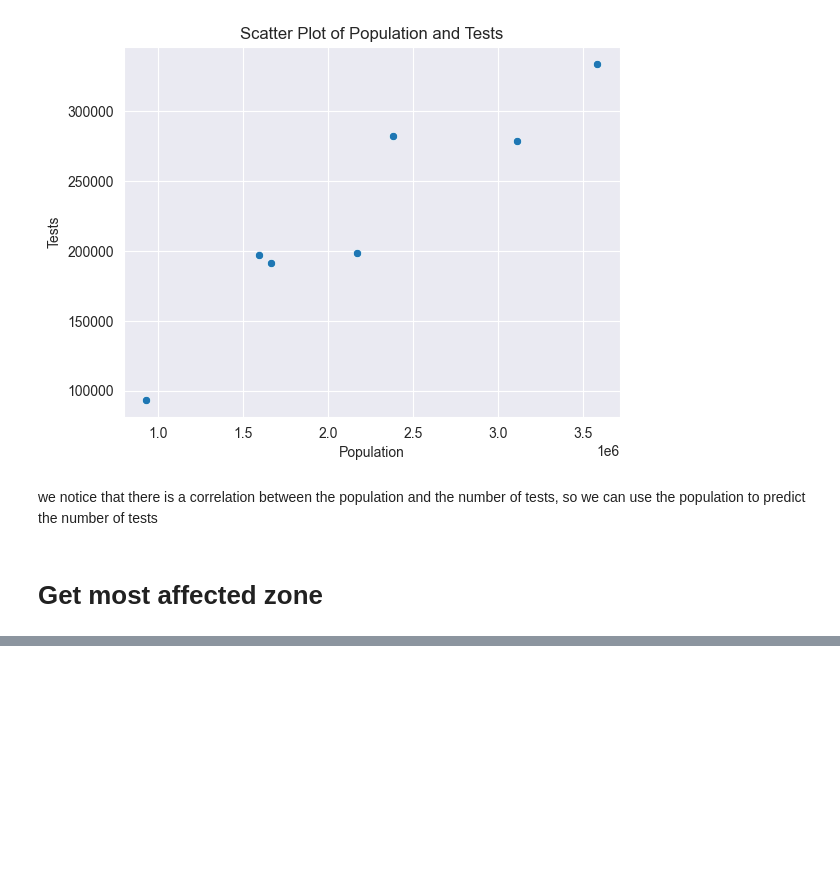
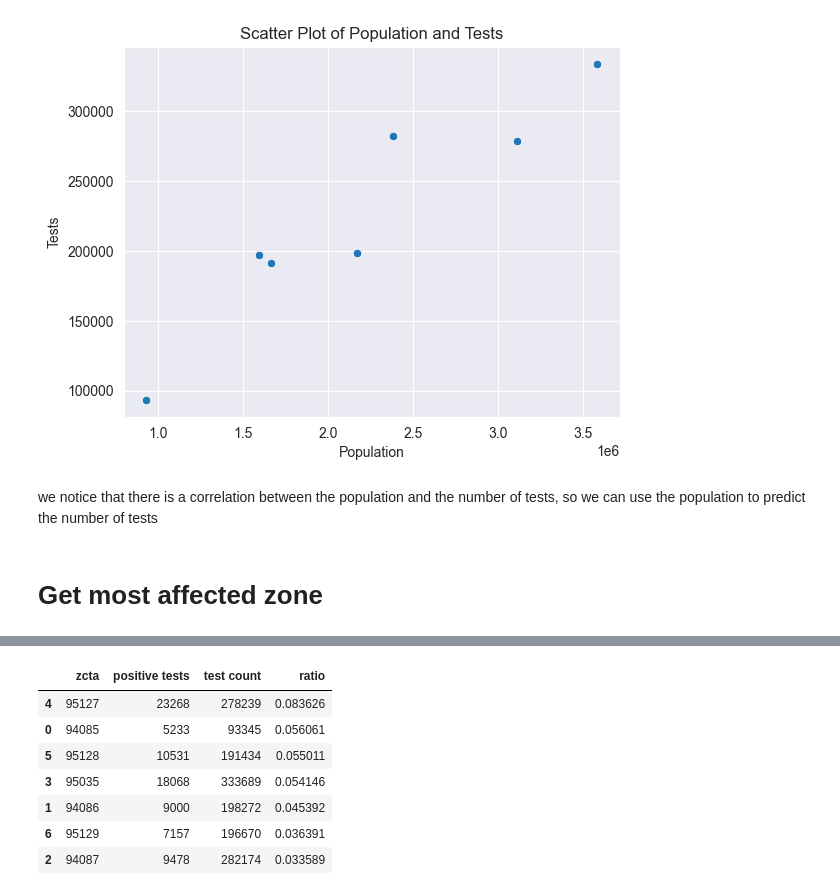
Before and after one commit to Mounir-charef/data_mining, a Jupyter notebook: notebooks/part1-2.ipynb, the cells around one changed output, grey strips where cells are left out. Saved outputs shown, nothing was run; the diff lists cells and outputs as text; code cells hidden in the pictures; blank space fills up the shorter version.

```diff
--- a/notebooks/part1-2.ipynb
+++ b/notebooks/part1-2.ipynb
@@ -406,3 +418,14 @@ get_most_affected_zone_by_case_ratio(df)
 # %%
-def get_most_affected_zone_by_positive_rate(input_df: pd.DataFrame) -> pd.DataFrame:
-    return input_df.groupby(['zcta']).agg({'positive tests': 'sum', 'test count': 'sum'}).reset_index().assign(ratio=lambda x: x['positive tests'] / x['test count']).sort_values(by='ratio', ascending=False).head(1)
+def get_most_affected_zones_by_positive_rate(input_df: pd.DataFrame) -> pd.DataFrame:
+    return input_df.groupby(['zcta']).agg({'positive tests': 'sum', 'test count': 'sum'}).reset_index().assign(ratio=lambda x: x['positive tests'] / x['test count']).sort_values(by='ratio', ascending=False)
+
+get_most_affected_zones_by_positive_rate(df)
+# %% [output]
+|  | zcta | positive tests | test count | ratio |
+| 4 | 95127 | 23268 | 278239 | 0.083626 |
+| 0 | 94085 | 5233 | 93345 | 0.056061 |
+| 5 | 95128 | 10531 | 191434 | 0.055011 |
+| 3 | 95035 | 18068 | 333689 | 0.054146 |
+| 1 | 94086 | 9000 | 198272 | 0.045392 |
+| 6 | 95129 | 7157 | 196670 | 0.036391 |
+| 2 | 94087 | 9478 | 282174 | 0.033589 |
```
Also changed, not shown: parts of 5 cells of this notebook.
